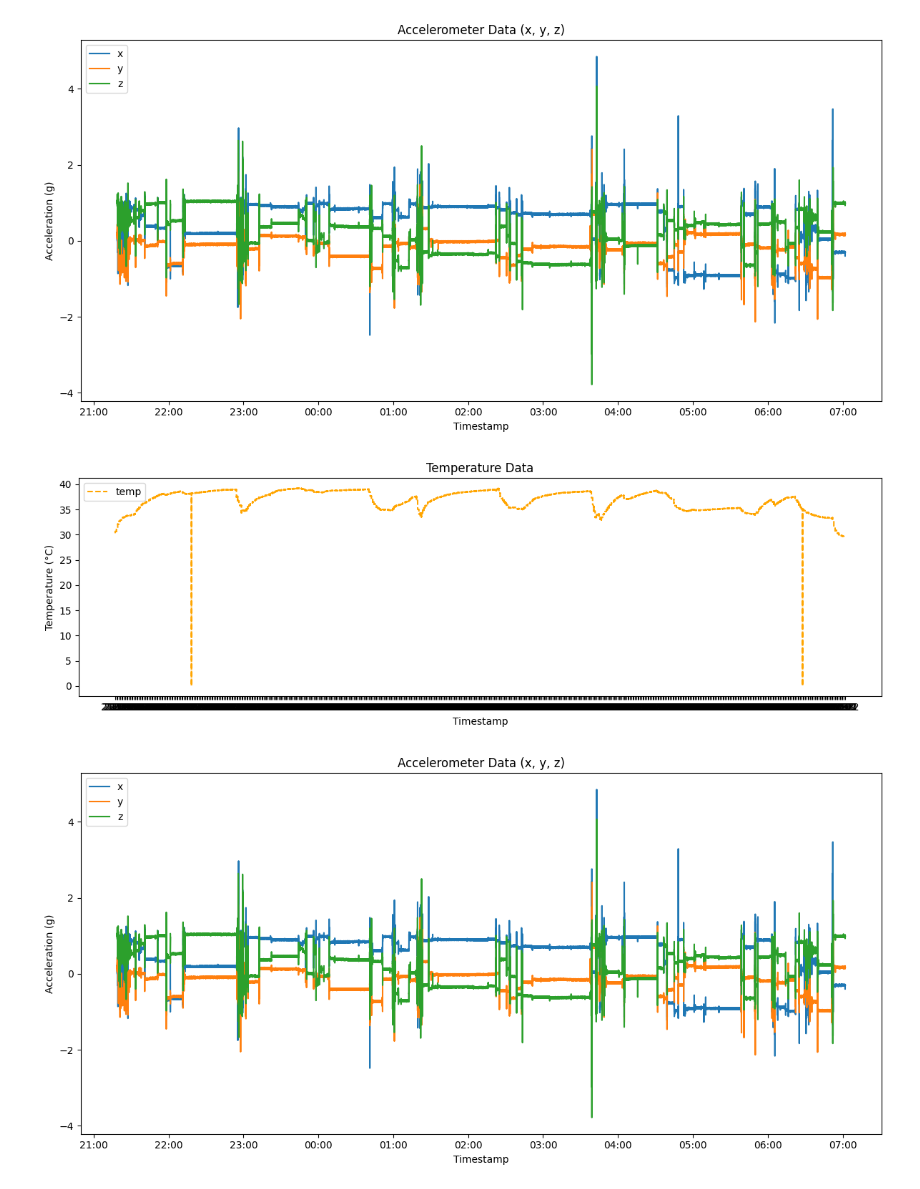
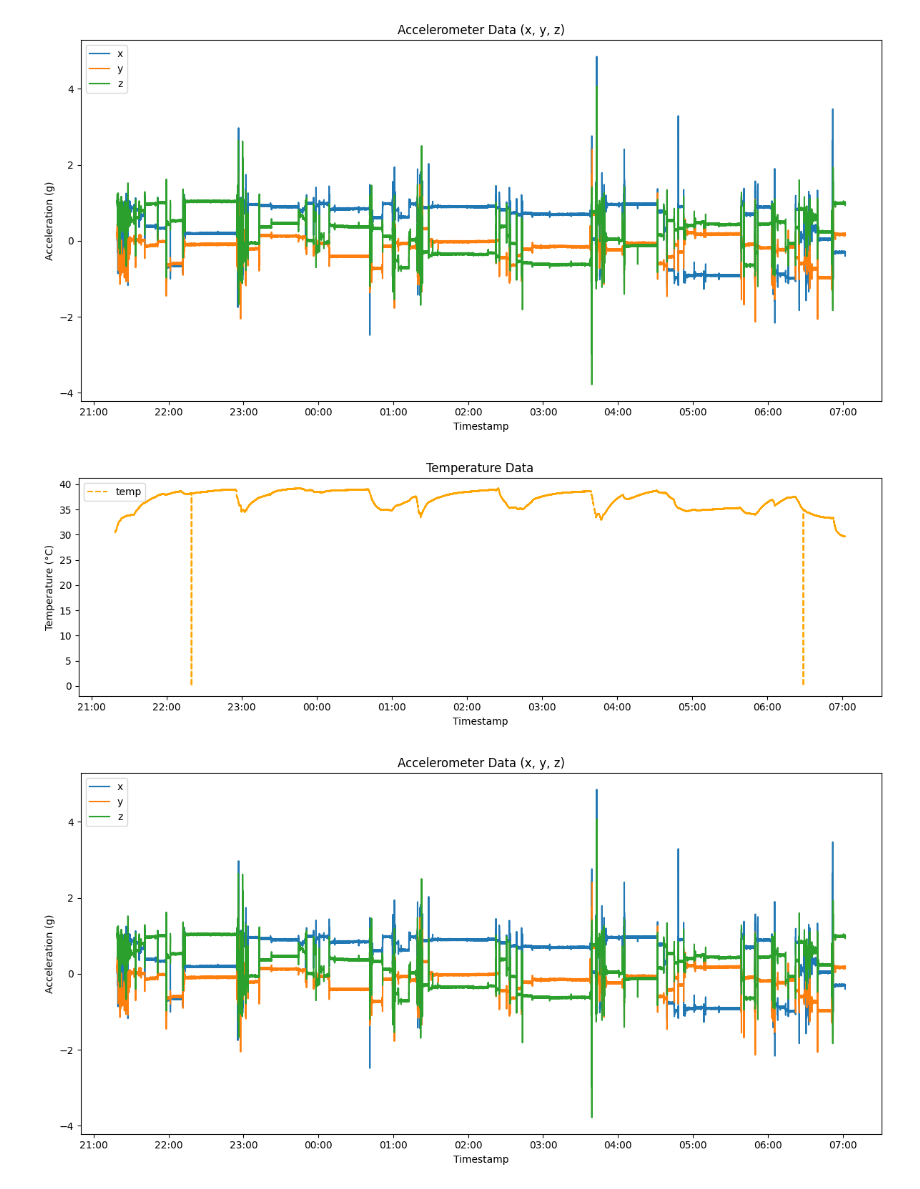
Before and after one commit to gerhardpazout/btd_project, a Jupyter notebook: data_analysis_tool/app.ipynb, the cells around one changed output. Cells and saved outputs as stored; diff of their text form; code cells hidden in the pictures.

Commit message:
[TASK] Show timestamps in correct format for temperature plot as well

```diff
--- a/data_analysis_tool/app.ipynb
+++ b/data_analysis_tool/app.ipynb
@@ -45,33 +45,34 @@ for col in y_axes_cols:
     if col in raw_data.columns:
         ax1.plot(raw_data[timestamp_col], raw_data[col], label=col)
         ax1.xaxis.set_major_formatter(mdates.DateFormatter('%H:%M'))
 ax1.set_xlabel('Timestamp')
 ax1.set_ylabel('Acceleration (g)')
 ax1.legend(loc='upper left')
 ax1.set_title('Accelerometer Data (x, y, z)')
 fig1.tight_layout()
 display(fig1)
 _ = None
 
 # %% 4) Plotting — temperature on second graph
 if 'temp' in raw_data.columns:
     fig2, ax2 = plt.subplots(figsize=(12, 4))
-    ax2.plot(raw_data[timestamp_col].dt.strftime('%H:%M'), raw_data['temp'], linestyle='--', label='temp', color='orange')
+    ax2.plot(raw_data[timestamp_col], raw_data['temp'], linestyle='--', label='temp', color='orange')
+    ax2.xaxis.set_major_formatter(mdates.DateFormatter('%H:%M'))
     ax2.set_xlabel('Timestamp')
     ax2.set_ylabel('Temperature (°C)')
     ax2.set_title('Temperature Data')
     ax2.legend(loc='upper left')
     fig2.tight_layout()
     display(fig2)
     _ = None
 
 # %% 5) (Optional) Down-sample if the plot gets crowded
 # raw_data_resampled = (raw_data
 #                       .set_index(timestamp_col)
 #                       .resample('1min').mean()
 #                       .dropna(how='all')
 #                       .reset_index())
 # %% [output]
 [figure]
-[figure, old version]
+[figure, new version]
 [figure]
```
Also changed, not shown: parts of 1 cell of this notebook.
